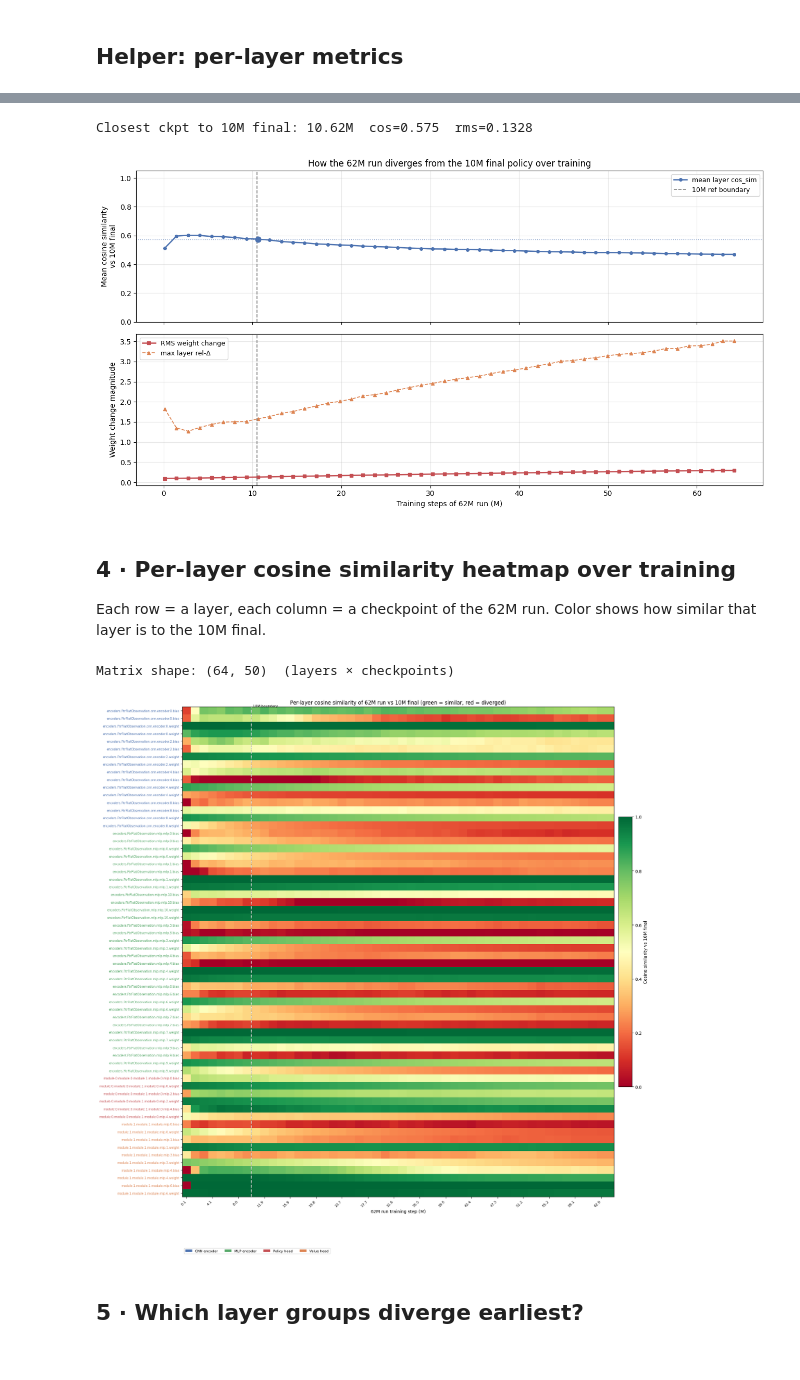
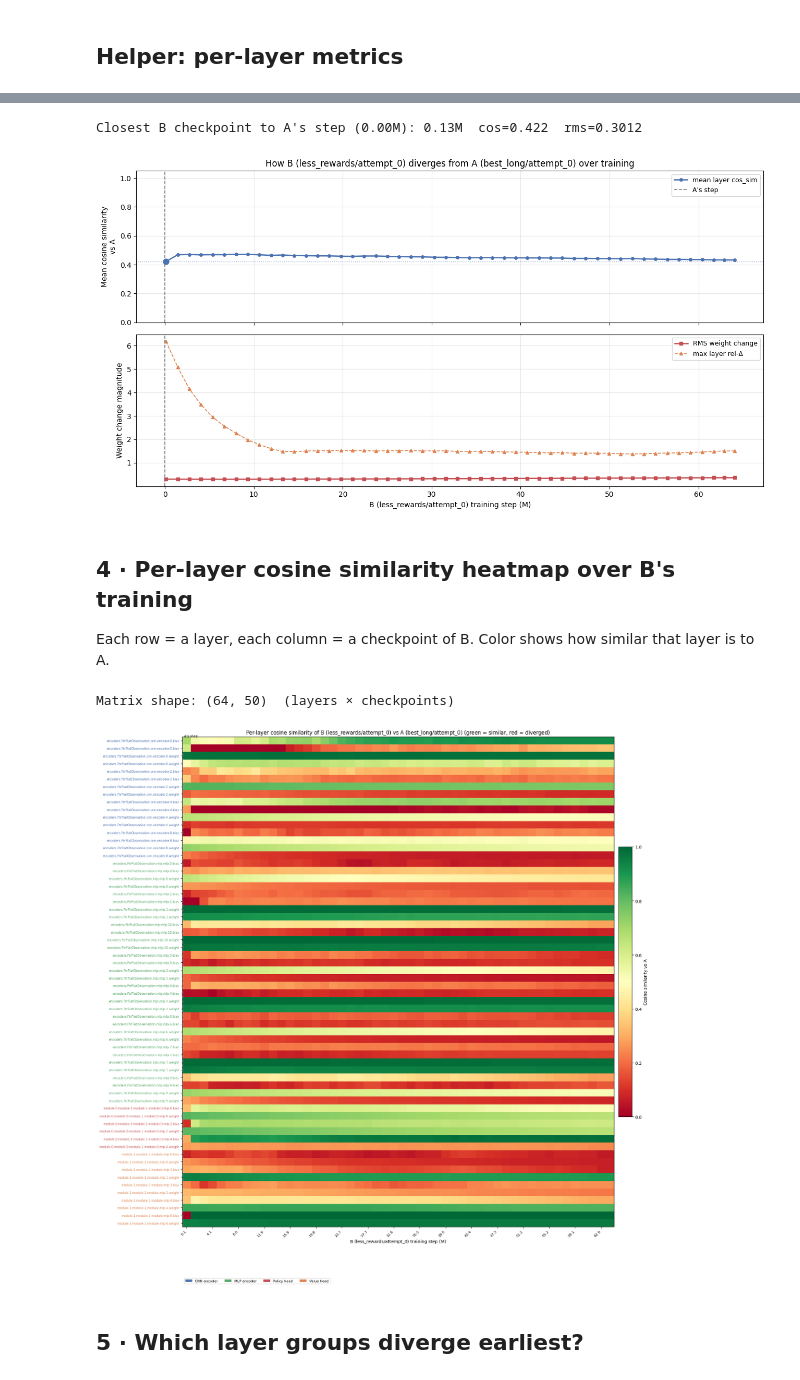
Before and after one commit to pavelsarga/MARV_RL, a Jupyter notebook: notebooks/weight_evolution.ipynb, the cells around one changed output, grey strips where cells are left out. Drawn from its saved outputs; the diff is of its cells as text; code cells hidden in the pictures.

```diff
--- a/notebooks/weight_evolution.ipynb
+++ b/notebooks/weight_evolution.ipynb
@@ -125,6 +168,6 @@ GROUP_COLORS = {
 # %%
-wa = load(ref_final)
-wb = load(long_final)
+wa = load(POLICY_A)
+wb = load(POLICY_B)
 final_metrics = layer_metrics(wa, wb)
 rows = final_metrics["rows"]
 
@@ -278,61 +315,52 @@ At the moment the 62M run passes 10M steps, both policies should be closest (the
 # %%
-ref_w = load(ref_final)  # anchor = 10M final
+b_all_ckpts = sorted(ckpts_b + [POLICY_B], key=lambda p: step_from_name(p) if step_from_name(p) >= 0 else step_b)
 
 evo_steps, evo_cos, evo_rms, evo_rel = [], [], [], []
-
-for p in long_ckpts:
+for p in b_all_ckpts:
     w = load(p)
-    m = layer_metrics(ref_w, w)
-    evo_steps.append(step_from_name(p) / 1e6)
+    m = layer_metrics(wa, w)
+    s = step_from_name(p)
+    evo_steps.append((s if s >= 0 else step_b) / 1e6)
     evo_cos.append(m["mean_cos"])
     evo_rms.append(m["rms_delta"])
-    max_rel = max(r["rel_delta"] for r in m["rows"]) if m["rows"] else float("nan")
-    evo_rel.append(max_rel)
+    evo_rel.append(max((r["rel_delta"] for r in m["rows"]), default=float("nan")))
 
-# also add the long final
-m_final = layer_metrics(ref_w, load(long_final))
-evo_steps.append(long_steps[-1])
-evo_cos.append(m_final["mean_cos"])
-evo_rms.append(m_final["rms_delta"])
-evo_rel.append(max(r["rel_delta"] for r in m_final["rows"]))
-
-# find the step closest to 10M in the 62M run
-cross_idx = int(np.argmin([abs(s - ref_steps[-1]) for s in evo_steps]))
-print(f"Closest ckpt to 10M final: {evo_steps[cross_idx]:.2f}M  "
+cross_idx = int(np.argmin([abs(s - step_a / 1e6) for s in evo_steps]))
+print(f"Closest B checkpoint to A's step ({step_a / 1e6:.2f}M): {evo_steps[cross_idx]:.2f}M  "
       f"cos={evo_cos[cross_idx]:.3f}  rms={evo_rms[cross_idx]:.4f}")
 # %% [output]
-Closest ckpt to 10M final: 10.62M  cos=0.575  rms=0.1328
+Closest B checkpoint to A's step (0.00M): 0.13M  cos=0.422  rms=0.3012
 # %%
 fig, (ax1, ax2) = plt.subplots(2, 1, figsize=(13, 7), sharex=True)
 
 # ── cosine similarity ──────────────────────────────────────────────
 ax1.plot(evo_steps, evo_cos, "o-", color="#4c72b0", ms=4, lw=1.8, label="mean layer cos_sim")
-ax1.axvline(ref_steps[-1], color="gray", ls="--", lw=1.2, label="10M ref boundary")
+ax1.axvline(step_a / 1e6, color="gray", ls="--", lw=1.2, label="A's step")
 ax1.axhline(evo_cos[cross_idx], color="#4c72b0", ls=":", lw=1, alpha=0.6)
 ax1.scatter([evo_steps[cross_idx]], [evo_cos[cross_idx]], color="#4c72b0", zorder=5, s=60)
-ax1.set_ylabel("Mean cosine similarity\nvs 10M final")
+ax1.set_ylabel("Mean cosine similarity\nvs A")
 ax1.set_ylim(0, 1.05)
 ax1.legend(fontsize=9)
 ax1.grid(True, alpha=0.3)
-ax1.set_title("How the 62M run diverges from the 10M final policy over training")
+ax1.set_title(f"How B ({LABEL_B}) diverges from A ({LABEL_A}) over training")
 
 # ── RMS delta ──────────────────────────────────────────────────────
 ax2.plot(evo_steps, evo_rms, "s-", color="#c44e52", ms=4, lw=1.8, label="RMS weight change")
 ax2.plot(evo_steps, evo_rel, "^--", color="#dd8452", ms=4, lw=1.2, label="max layer rel-Δ")
-ax2.axvline(ref_steps[-1], color="gray", ls="--", lw=1.2)
+ax2.axvline(step_a / 1e6, color="gray", ls="--", lw=1.2)
 ax2.set_ylabel("Weight change magnitude")
-ax2.set_xlabel("Training steps of 62M run (M)")
+ax2.set_xlabel(f"B ({LABEL_B}) training step (M)")
 ax2.legend(fontsize=9)
 ax2.grid(True, alpha=0.3)
 
 fig.tight_layout()
-plt.savefig("../images/weight_divergence_over_time.png", dpi=150, bbox_inches="tight")
+plt.savefig(IMAGES_DIR / f"{slug(LABEL_A)}_vs_{slug(LABEL_B)}_divergence_over_time.png", dpi=150, bbox_inches="tight")
 plt.show()
 # %% [output]
-[figure, old version]
+[figure, new version]
 # %% [markdown]
-## 4 · Per-layer cosine similarity heatmap over training
+## 4 · Per-layer cosine similarity heatmap over B's training
 
-Each row = a layer, each column = a checkpoint of the 62M run. Color shows how similar that layer is to the 10M final.
+Each row = a layer, each column = a checkpoint of B. Color shows how similar that layer is to A.
 # %%
 # ── collect per-layer cos_sim and rel_delta at each ckpt ──────────
@@ -373,51 +390,52 @@ layer_groups = [group_key(k) for k in all_keys]
 
 # sort by group then name for readability
 order = sorted(range(len(all_keys)), key=lambda i: (layer_groups[i], layer_labels[i]))
-cos_sorted  = cos_matrix[order, :]
-ylabels     = [layer_labels[i] for i in order]
-ygroups     = [layer_groups[i] for i in order]
+cos_sorted = cos_matrix[order, :]
+ylabels = [layer_labels[i] for i in order]
+ygroups = [layer_groups[i] for i in order]
 
 # ── plot ───────────────────────────────────────────────────────────
 fig, ax = plt.subplots(figsize=(18, max(8, len(all_keys) * 0.28)))
 
 im = ax.imshow(cos_sorted, aspect="auto", cmap="RdYlGn",
                vmin=0, vmax=1, origin="upper",
                extent=[-0.5, len(evo_steps) - 0.5, len(all_keys) - 0.5, -0.5])
 
 # x-axis: checkpoint steps
 xtick_idx  = list(range(len(evo_steps)))
 xtick_lbls = [f"{s:.1f}" for s in evo_steps]
-ax.set_xticks(xtick_idx[::max(1, len(evo_steps) // 15)])
-ax.set_xticklabels(xtick_lbls[::max(1, len(evo_steps) // 15)], fontsize=8, rotation=45, ha="right")
-ax.set_xlabel("62M run training step (M)")
+step_n = max(1, len(evo_steps) // 15)
+ax.set_xticks(xtick_idx[::step_n])
+ax.set_xticklabels(xtick_lbls[::step_n], fontsize=8, rotation=45, ha="right")
+ax.set_xlabel(f"B ({LABEL_B}) training step (M)")
 
 # y-axis: layer names with group colour bands
 ax.set_yticks(range(len(ylabels)))
 ax.set_yticklabels(ylabels, fontsize=7)
 
 # colour the y tick labels by group
 for tick, grp in zip(ax.get_yticklabels(), ygroups):
     tick.set_color(GROUP_COLORS.get(grp, "black"))
 
-# vertical line at ~10M boundary
+# vertical line at A's step
 ax.axvline(cross_idx - 0.5, color="white", lw=2, ls="--")
 ax.axvline(cross_idx - 0.5, color="black", lw=1, ls="--", alpha=0.5)
-ax.text(cross_idx - 0.3, -0.8, "10M boundary", fontsize=8, color="black", va="top")
+ax.text(cross_idx - 0.3, -0.8, "A's step", fontsize=8, color="black", va="top")
 
-plt.colorbar(im, ax=ax, label="Cosine similarity vs 10M final", fraction=0.03, pad=0.01)
+plt.colorbar(im, ax=ax, label="Cosine similarity vs A", fraction=0.03, pad=0.01)
 
 # group legend
 handles = [Patch(facecolor=c, label=g) for g, c in GROUP_COLORS.items() if g != "Other"]
 ax.legend(handles=handles, loc="lower left", fontsize=8,
           bbox_to_anchor=(0, -0.12), ncol=len(handles))
 
-ax.set_title("Per-layer cosine similarity of 62M run vs 10M final (green = similar, red = diverged)",
+ax.set_title(f"Per-layer cosine similarity of B ({LABEL_B}) vs A ({LABEL_A}) (green = similar, red = diverged)",
              fontsize=12)
 fig.tight_layout()
-plt.savefig("../images/weight_layer_heatmap.png", dpi=150, bbox_inches="tight")
+plt.savefig(IMAGES_DIR / f"{slug(LABEL_A)}_vs_{slug(LABEL_B)}_layer_heatmap.png", dpi=150, bbox_inches="tight")
 plt.show()
 # %% [output]
-[figure, old version]
+[figure, new version]
 # %% [markdown]
 ## 5 · Which layer groups diverge earliest?
 # %%
```
Also changed, not shown: parts of 16 cells of this notebook, 5 other files.
